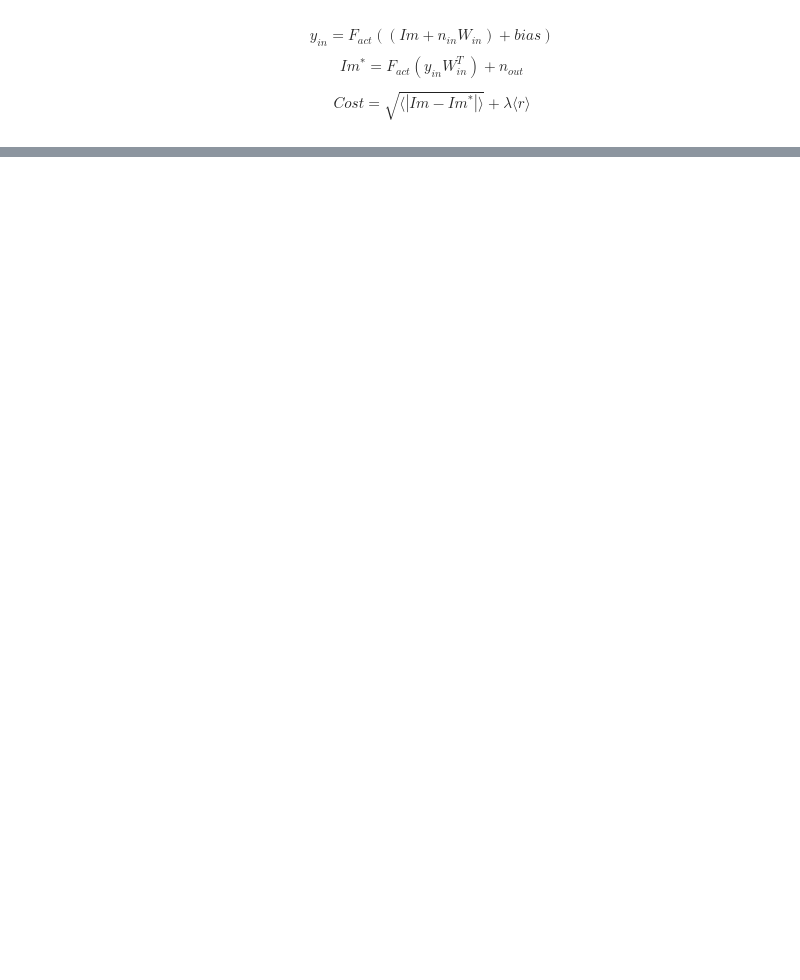
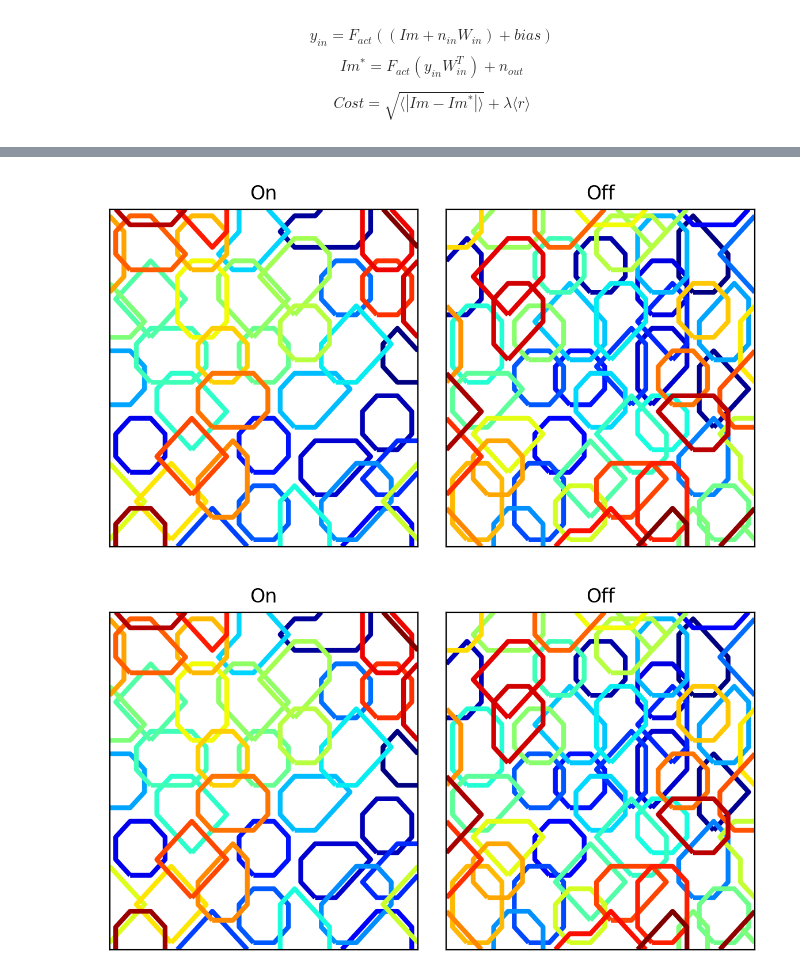
Before and after one commit to vdutell/NatVisAutoEncode, a Jupyter notebook: Image Autoencoder.ipynb, the cells around one changed output, grey strips where cells are left out. Drawn from its saved outputs; the diff is of its cells as text; code cells hidden in the pictures; blank space fills up the shorter version.

```diff
--- a/Image Autoencoder.ipynb
+++ b/Image Autoencoder.ipynb
@@ -450,0 +451,5 @@ plu.plotonoff(inweights_evolution_r[-1])
+# %%
+plu.plotonoff(fw)
+# %% [output]
+[figure, added]
+[figure, added]
```
Also changed, not shown: parts of 10 cells of this notebook, 1 other file.
